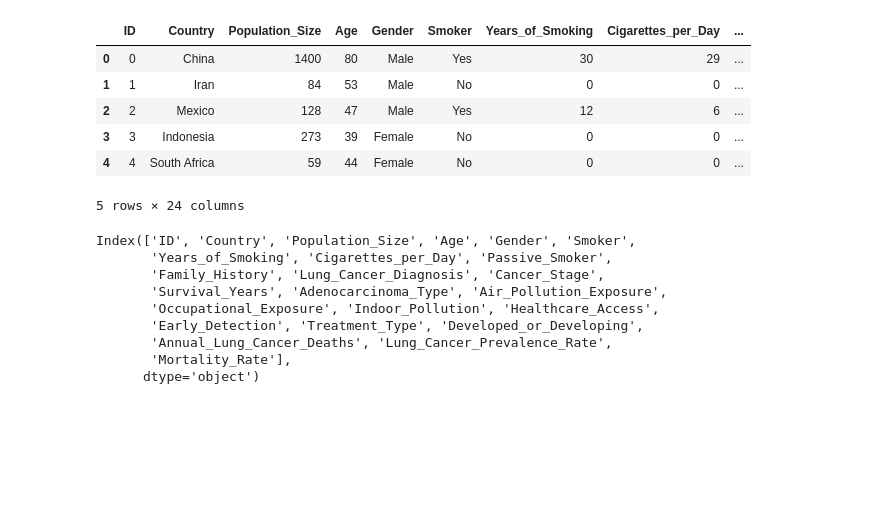
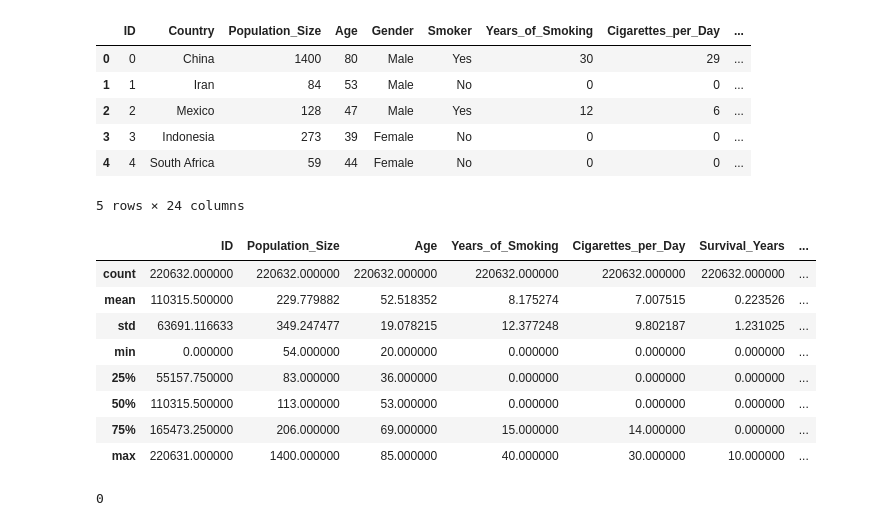
Before and after one commit to kacpert20/machine_learning_lung_cancer, a Jupyter notebook: presentation1.ipynb, the cells around one changed output. Cells and saved outputs as stored; diff of their text form; code cells hidden in the pictures; blank space fills up the shorter version.

```diff
--- a/presentation1.ipynb
+++ b/presentation1.ipynb
@@ -16,16 +16,20 @@ data.head()
 | 3 | 3 | Indonesia | 273 | 39 | Female | No | 0 | 0 | ... |
 | 4 | 4 | South Africa | 59 | 44 | Female | No | 0 | 0 | ... |
 5 rows × 24 columns
-# %%
-data.describe()
-data.columns
-# %% [output]
-Index(['ID', 'Country', 'Population_Size', 'Age', 'Gender', 'Smoker',
-       'Years_of_Smoking', 'Cigarettes_per_Day', 'Passive_Smoker',
-       'Family_History', 'Lung_Cancer_Diagnosis', 'Cancer_Stage',
-       'Survival_Years', 'Adenocarcinoma_Type', 'Air_Pollution_Exposure',
-       'Occupational_Exposure', 'Indoor_Pollution', 'Healthcare_Access',
-       'Early_Detection', 'Treatment_Type', 'Developed_or_Developing',
-       'Annual_Lung_Cancer_Deaths', 'Lung_Cancer_Prevalence_Rate',
-       'Mortality_Rate'],
-      dtype='object')
+# %%
+df.describe()
+# %% [output]
+|  | ID | Population_Size | Age | Years_of_Smoking | Cigarettes_per_Day | Survival_Years | ... |
+| count | 220632.000000 | 220632.000000 | 220632.000000 | 220632.000000 | 220632.000000 | 220632.000000 | ... |
+| mean | 110315.500000 | 229.779882 | 52.518352 | 8.175274 | 7.007515 | 0.223526 | ... |
+| std | 63691.116633 | 349.247477 | 19.078215 | 12.377248 | 9.802187 | 1.231025 | ... |
+| min | 0.000000 | 54.000000 | 20.000000 | 0.000000 | 0.000000 | 0.000000 | ... |
+| 25% | 55157.750000 | 83.000000 | 36.000000 | 0.000000 | 0.000000 | 0.000000 | ... |
+| 50% | 110315.500000 | 113.000000 | 53.000000 | 0.000000 | 0.000000 | 0.000000 | ... |
+| 75% | 165473.250000 | 206.000000 | 69.000000 | 15.000000 | 14.000000 | 0.000000 | ... |
+| max | 220631.000000 | 1400.000000 | 85.000000 | 40.000000 | 30.000000 | 10.000000 | ... |
+# %%
+count = df[(df['Lung_Cancer_Diagnosis'] == 'Yes') & (df['Survival_Years'] == 0)].shape[0]
+print(count)
+# %% [output]
+0
```
Also changed, not shown: parts of 11 cells of this notebook.
